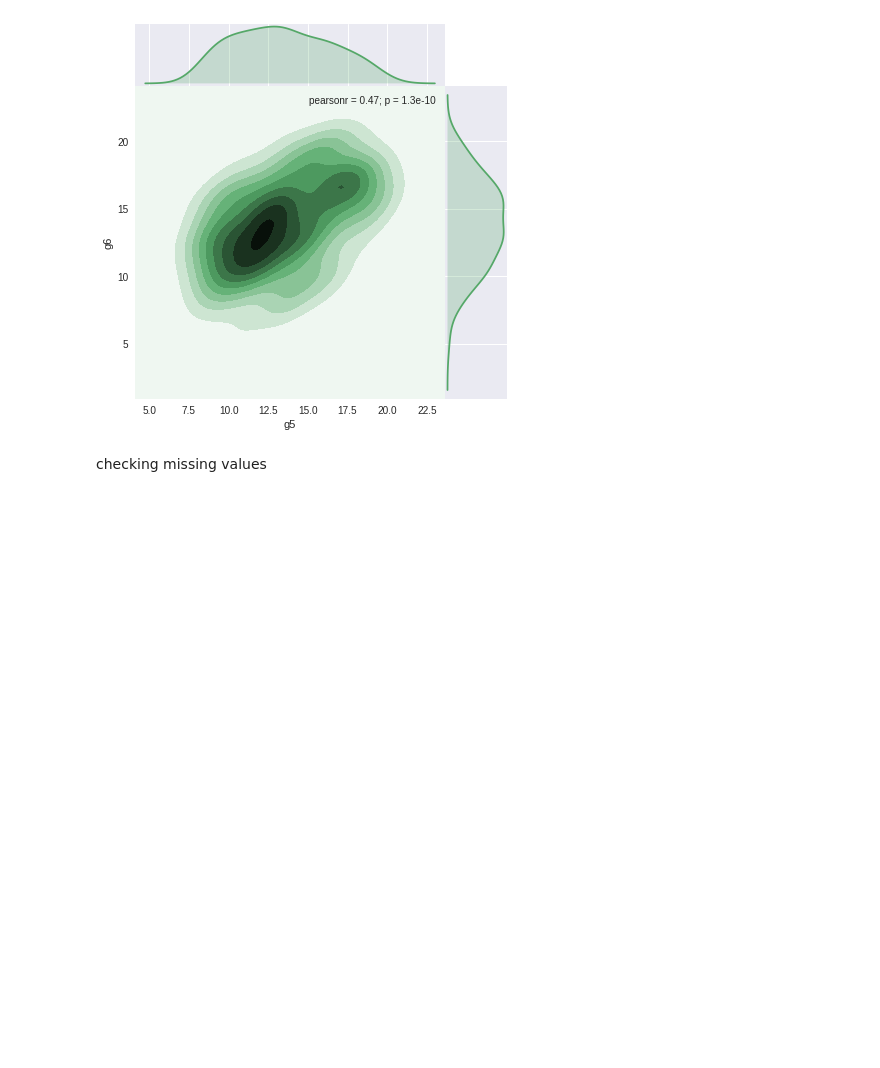
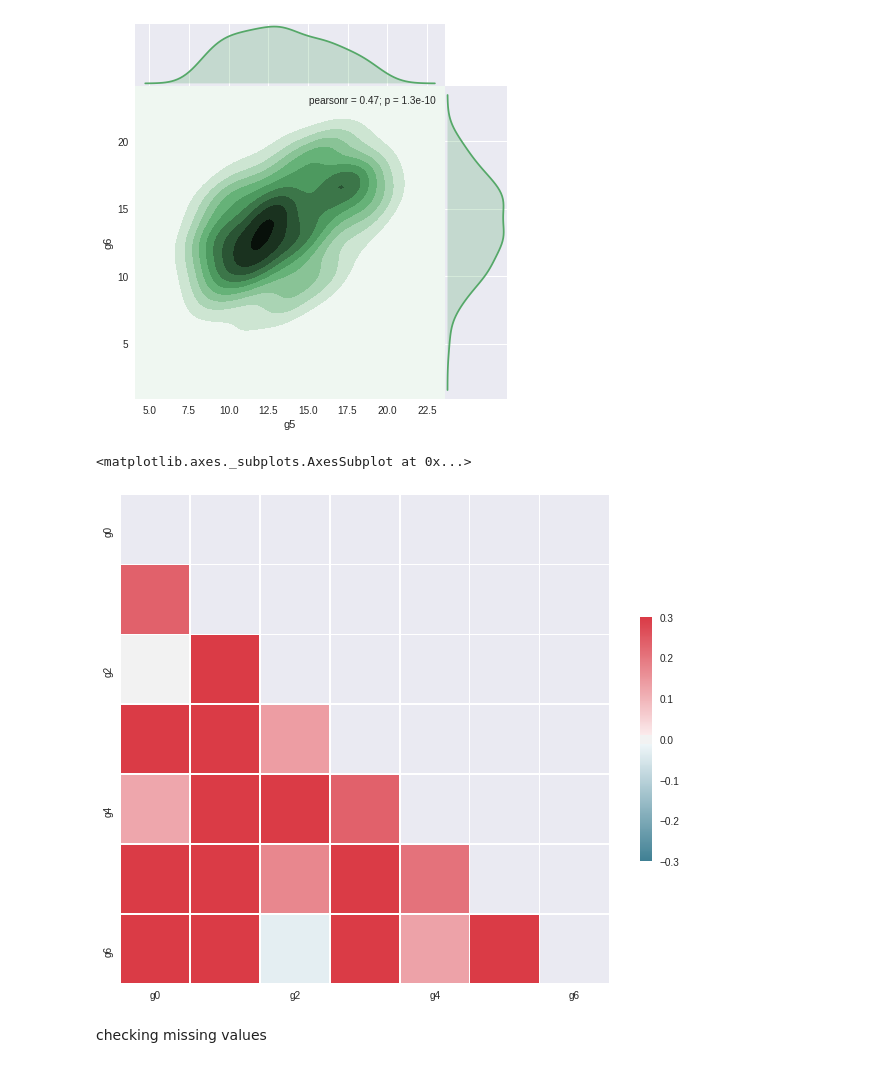
Before and after one commit to siavashkavousi/DM-course, a Jupyter notebook: student.ipynb, the cells around one changed output. Drawn from its saved outputs; the diff is of its cells as text; code cells hidden in the pictures; blank space fills up the shorter version.

Commit message:
Adds correlation matrix

```diff
--- a/student.ipynb
+++ b/student.ipynb
@@ -180,6 +180,22 @@ sns.jointplot(x="g5", y="g6", data=train_df[train_df['g5'] != 0],
 # %% [output]
 <seaborn.axisgrid.JointGrid at 0x...>
 [figure]
+# %%
+names = ['g0', 'g1', 'g2', 'g3', 'g4', 'g5', 'g6']
+correlations = train_df.corr()
+
+mask = np.zeros_like(correlations, dtype=np.bool)
+mask[np.triu_indices_from(mask)] = True
+
+f, ax = plt.subplots(figsize=(11, 9))
+cmap = sns.diverging_palette(220, 10, as_cmap=True)
+# Draw the heatmap with the mask and correct aspect ratio
+sns.heatmap(correlations, mask=mask, cmap=cmap, vmax=.3,
+            square=True, xticklabels=2, yticklabels=2,
+            linewidths=.5, cbar_kws={"shrink": .5}, ax=ax)
+# %% [output]
+<matplotlib.axes._subplots.AxesSubplot at 0x...>
+[figure, added]
 # %% [markdown]
 checking missing values
 # %%
```
Also changed, not shown: 1 other file.
